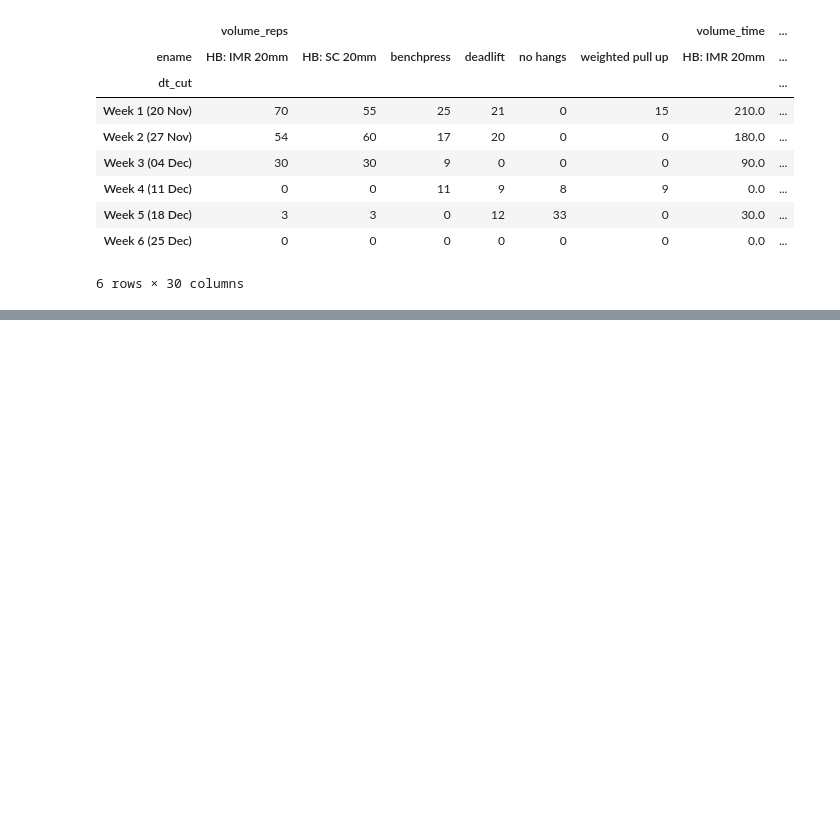
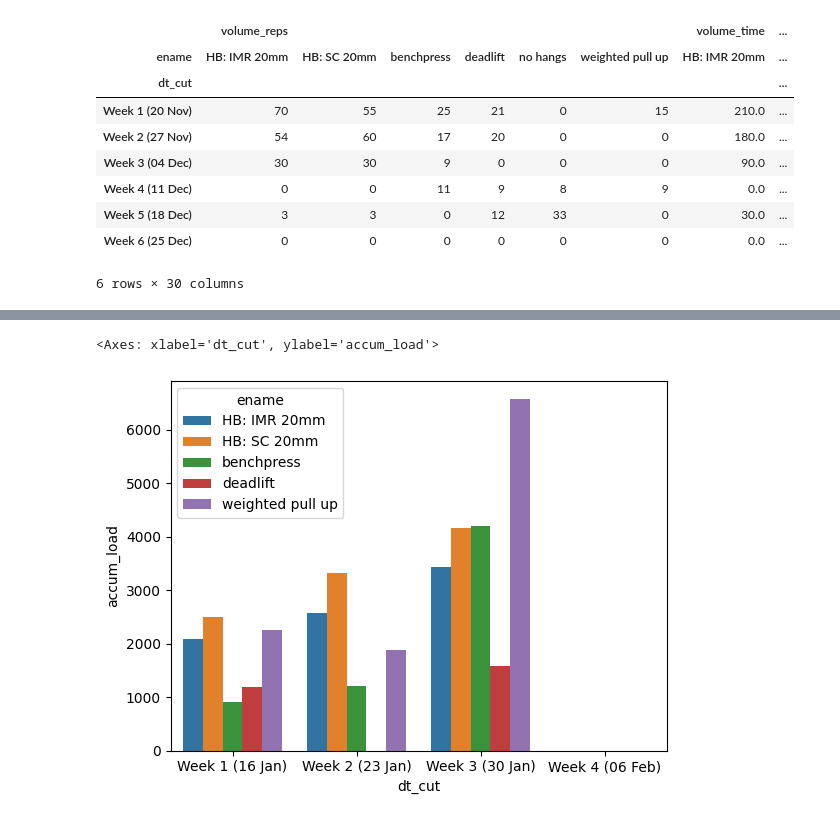
Before and after one commit to mwcoleman/moonscraper, a Jupyter notebook: eda.ipynb, the cells around one changed output, grey strips where cells are left out. Saved outputs shown, nothing was run; the diff lists cells and outputs as text; code cells hidden in the pictures; blank space fills up the shorter version.

```diff
--- a/eda.ipynb
+++ b/eda.ipynb
@@ -693,0 +693,5 @@ ValueError: need at least one array to concatenate
+# %%
+sns.barplot(grp, x='dt_cut', y='accum_load', hue='ename')
+# %% [output]
+<Axes: xlabel='dt_cut', ylabel='accum_load'>
+[figure, added]
```
Also changed, not shown: parts of 16 cells of this notebook.
